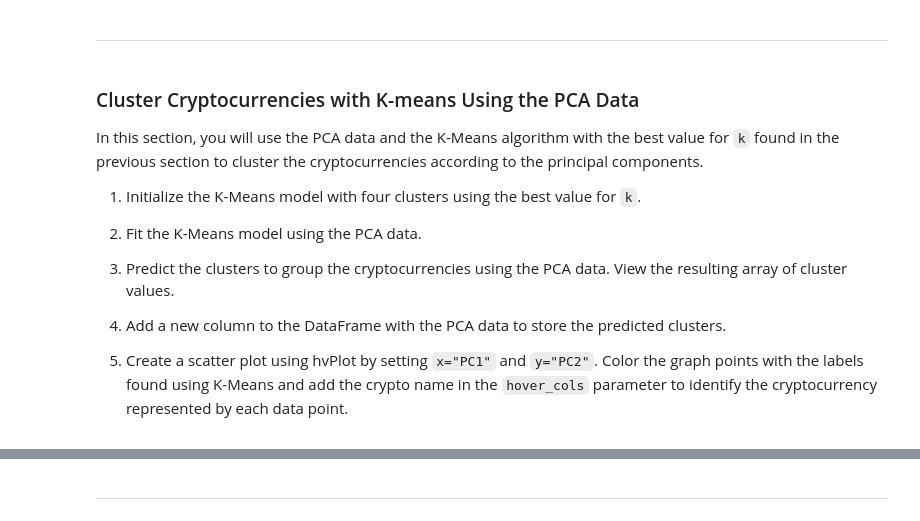
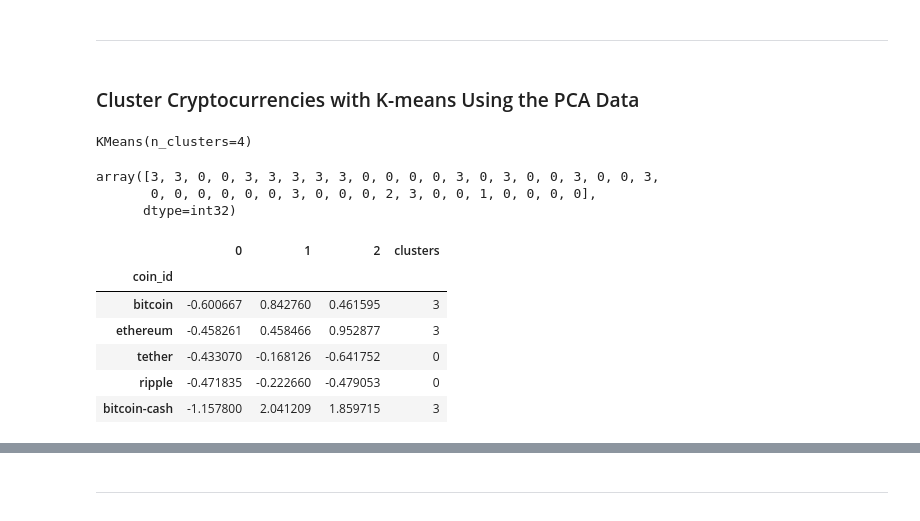
Before and after one commit to MajidKouki/c8-crypto-clusters, a Jupyter notebook: crypto_clusters.ipynb, the cells around one changed output, grey strips where cells are left out. Drawn from its saved outputs; the diff is of its cells as text; code cells hidden in the pictures.

Commit message:
Added code to PCA Data Clusters section.

```diff
--- a/crypto_clusters.ipynb
+++ b/crypto_clusters.ipynb
@@ -284,38 +284,40 @@ elbow_data_pca_df.hvplot.line(
 Based on the elbow method plot using the optimized PCA data, the best value for k is most likely 4. This does not differ from the elbow method plot using the original data.
 # %% [markdown]
 ---
-# %% [markdown]
-### Cluster Cryptocurrencies with K-means Using the PCA Data
-
-In this section, you will use the PCA data and the K-Means algorithm with the best value for `k` found in the previous section to cluster the cryptocurrencies according to the principal components.
-
-1. Initialize the K-Means model with four clusters using the best value for `k`.
-
-2. Fit the K-Means model using the PCA data.
-
-3. Predict the clusters to group the cryptocurrencies using the PCA data. View the resulting array of cluster values.
-
-4. Add a new column to the DataFrame with the PCA data to store the predicted clusters.
-
-5. Create a scatter plot using hvPlot by setting `x="PC1"` and `y="PC2"`. Color the graph points with the labels found using K-Means and add the crypto name in the `hover_cols` parameter to identify the cryptocurrency represented by each data point.
+# %% [markdown]
+### Cluster Cryptocurrencies with K-means Using the PCA Data
 # %%
-# Initialize the K-Means model using the best value for k
-# YOUR CODE HERE!
+# Initialize K-Means model using the best value for k (4)
+model = KMeans(n_clusters=4)
 # %%
-# Fit the K-Means model using the PCA data
-# YOUR CODE HERE!
+# Fit K-Means model using pca data
+model.fit(df_market_data_pca)
+# %% [output]
+KMeans(n_clusters=4)
 # %%
 # Predict the clusters to group the cryptocurrencies using the PCA data
-# YOUR CODE HERE!
+pca_clusters = model.predict(df_market_data_pca)
 
-# View the resulting array of cluster values.
-# YOUR CODE HERE!
+# View the resulting array of cluster values
+pca_clusters
+# %% [output]
+array([3, 3, 0, 0, 3, 3, 3, 3, 3, 0, 0, 0, 0, 3, 0, 3, 0, 0, 3, 0, 0, 3,
+       0, 0, 0, 0, 0, 0, 3, 0, 0, 0, 2, 3, 0, 0, 1, 0, 0, 0, 0],
+      dtype=int32)
 # %%
-# Create a copy of the DataFrame with the PCA data
-# YOUR CODE HERE!
+# Create a copy of pca market dataframe
+pca_data_with_clusters = pca_data_with_clusters.copy()
 
-# Add a new column to the DataFrame with the predicted clusters
-# YOUR CODE HERE!
+# Add a new column to the dataframe with the predicted clusters
+pca_data_with_clusters["clusters"] = pca_clusters
 
-# Display sample data
-# YOUR CODE HERE!
+# Use .head() to verify data
+pca_data_with_clusters.head()
+# %% [output]
+|  | 0 | 1 | 2 | clusters |
+| coin_id |  |  |  |  |
+| bitcoin | -0.600667 | 0.842760 | 0.461595 | 3 |
+| ethereum | -0.458261 | 0.458466 | 0.952877 | 3 |
+| tether | -0.433070 | -0.168126 | -0.641752 | 0 |
+| ripple | -0.471835 | -0.222660 | -0.479053 | 0 |
+| bitcoin-cash | -1.157800 | 2.041209 | 1.859715 | 3 |
```
Also changed, not shown: parts of 4 cells of this notebook.
